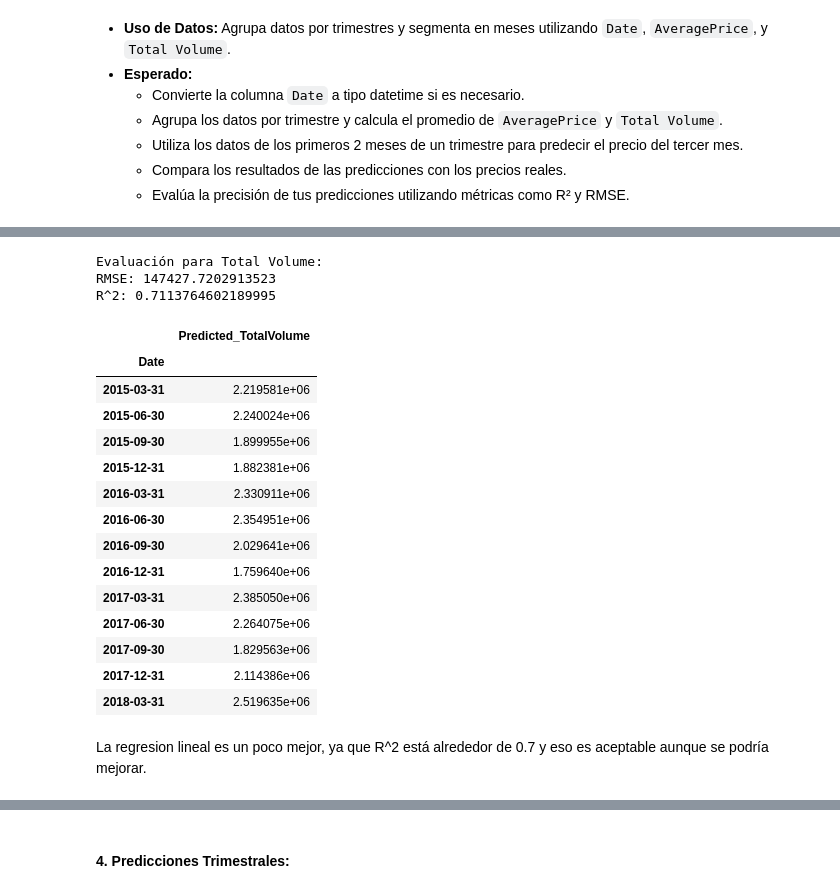
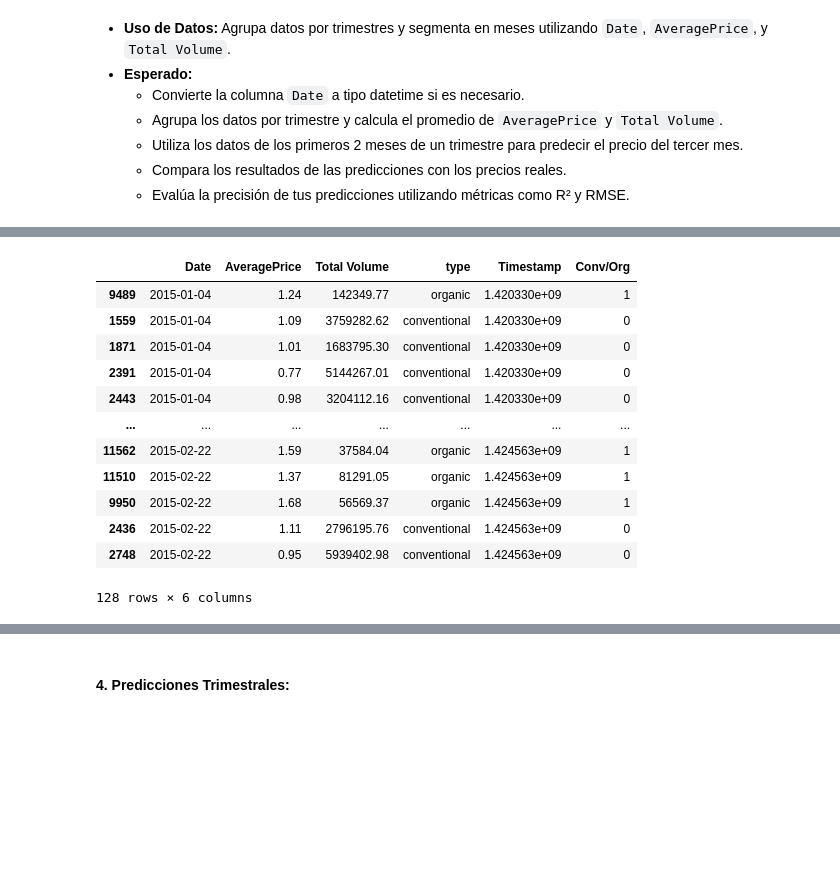
Before and after one commit to albagd77/MAGic-Avocado-TP1, a Jupyter notebook: 05_correlacion_y_regresion.ipynb, the cells around one changed output, grey strips where cells are left out. Cells and saved outputs as stored; diff of their text form; code cells hidden in the pictures; blank space fills up the shorter version.

```diff
--- a/05_correlacion_y_regresion.ipynb
+++ b/05_correlacion_y_regresion.ipynb
@@ -425,41 +196,26 @@ R^2: 0.648736604518674
-# %%
-# Crear y entrenar el modelo de regresión lineal para Total Volume
-model_total_volume = LinearRegression()
-model_total_volume.fit(df_features_total_volume, y_total_volume)
-
-# Hacer predicciones para Total Volume
-predicciones_total_volume = model_total_volume.predict(df_features_total_volume)
-
-# Evaluar el modelo para Total Volume
-print("Evaluación para Total Volume:")
-print("RMSE:", root_mean_squared_error(y_total_volume, predicciones_total_volume))
-print("R^2:", r2_score(y_total_volume, predicciones_total_volume))
-
-# Crear DataFrame para guardar las predicciones de Total Volume
-df_predicciones_total_volume = pd.DataFrame({
-    'Date': fechas_prediccion_total_volume,
-    'Predicted_TotalVolume': predicciones_total_volume
-}).set_index('Date')
-
-df_predicciones_total_volume
-# %% [output]
-Evaluación para Total Volume:
-RMSE: 147427.7202913523
-R^2: 0.7113764602189995
-|  | Predicted_TotalVolume |
-| Date |  |
-| 2015-03-31 | 2.219581e+06 |
-| 2015-06-30 | 2.240024e+06 |
-| 2015-09-30 | 1.899955e+06 |
-| 2015-12-31 | 1.882381e+06 |
-| 2016-03-31 | 2.330911e+06 |
-| 2016-06-30 | 2.354951e+06 |
-| 2016-09-30 | 2.029641e+06 |
-| 2016-12-31 | 1.759640e+06 |
-| 2017-03-31 | 2.385050e+06 |
-| 2017-06-30 | 2.264075e+06 |
-| 2017-09-30 | 1.829563e+06 |
-| 2017-12-31 | 2.114386e+06 |
-| 2018-03-31 | 2.519635e+06 |
-# %% [markdown]
-La regresion lineal es un poco mejor, ya que R^2 está alrededor de 0.7 y eso es aceptable aunque se podría mejorar.
+# %%
+
+# Obtener el primer año del DataFrame
+primer_año = df_ordenado_por_fecha['Date'].dt.year.min()
+
+# Filtrar por los dos primeros meses del primer año
+df_filtrado = df_ordenado_por_fecha[
+    (df_ordenado_por_fecha['Date'].dt.year == primer_año) &
+    (df_ordenado_por_fecha['Date'].dt.month <= 2)
+]
+
+df_filtrado
+# %% [output]
+|  | Date | AveragePrice | Total Volume | type | Timestamp | Conv/Org |
+| 9489 | 2015-01-04 | 1.24 | 142349.77 | organic | 1.420330e+09 | 1 |
+| 1559 | 2015-01-04 | 1.09 | 3759282.62 | conventional | 1.420330e+09 | 0 |
+| 1871 | 2015-01-04 | 1.01 | 1683795.30 | conventional | 1.420330e+09 | 0 |
+| 2391 | 2015-01-04 | 0.77 | 5144267.01 | conventional | 1.420330e+09 | 0 |
+| 2443 | 2015-01-04 | 0.98 | 3204112.16 | conventional | 1.420330e+09 | 0 |
+| ... | ... | ... | ... | ... | ... | ... |
+| 11562 | 2015-02-22 | 1.59 | 37584.04 | organic | 1.424563e+09 | 1 |
+| 11510 | 2015-02-22 | 1.37 | 81291.05 | organic | 1.424563e+09 | 1 |
+| 9950 | 2015-02-22 | 1.68 | 56569.37 | organic | 1.424563e+09 | 1 |
+| 2436 | 2015-02-22 | 1.11 | 2796195.76 | conventional | 1.424563e+09 | 0 |
+| 2748 | 2015-02-22 | 0.95 | 5939402.98 | conventional | 1.424563e+09 | 0 |
+128 rows × 6 columns
```
Also changed, not shown: parts of 39 cells of this notebook.
